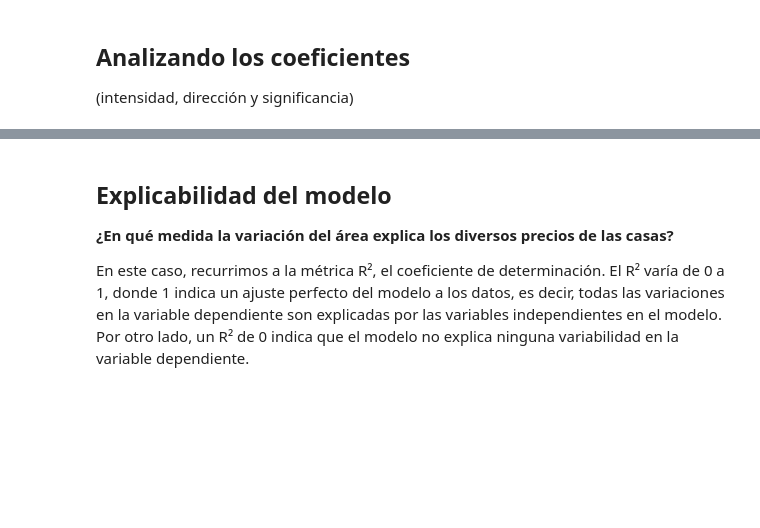
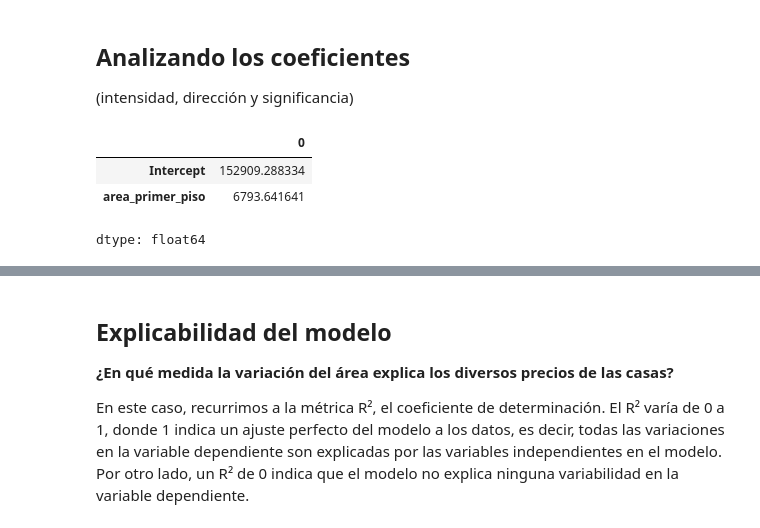
Before and after one commit to lukitasmois/2145-data-science-probando-relaciones-con-regresion-lineal, a Jupyter notebook: precios_de_inmuebles_regresion_lineal.ipynb, the cells around one changed output, grey strips where cells are left out. Saved outputs shown, nothing was run; the diff lists cells and outputs as text; code cells hidden in the pictures; blank space fills up the shorter version.

Commit message:
02.04. Observo los parametros y resultados de la regresion creada

```diff
--- a/precios_de_inmuebles_regresion_lineal.ipynb
+++ b/precios_de_inmuebles_regresion_lineal.ipynb
@@ -181,5 +181,11 @@ modelo_0 = ols('precio_de_venta ~ area_primer_piso', data=df_train).fit()
 (intensidad, dirección y significancia)
 # %%
 # visualizando los parámetros
+modelo_0.params
+# %% [output]
+|  | 0 |
+| Intercept | 152909.288334 |
+| area_primer_piso | 6793.641641 |
+dtype: float64
 # %%
 # El resumen del modelo
```
Also changed, not shown: parts of 1 cell of this notebook.
